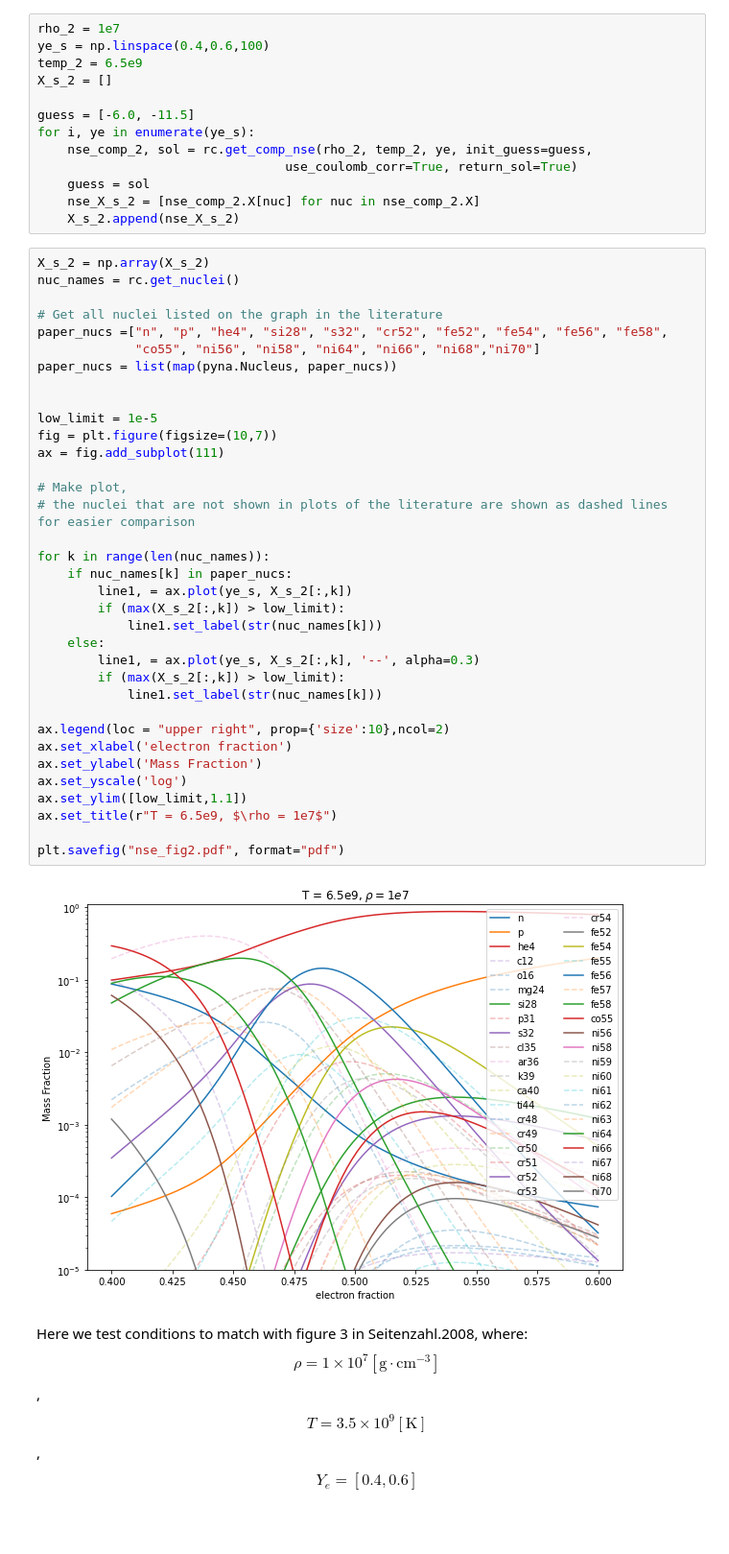
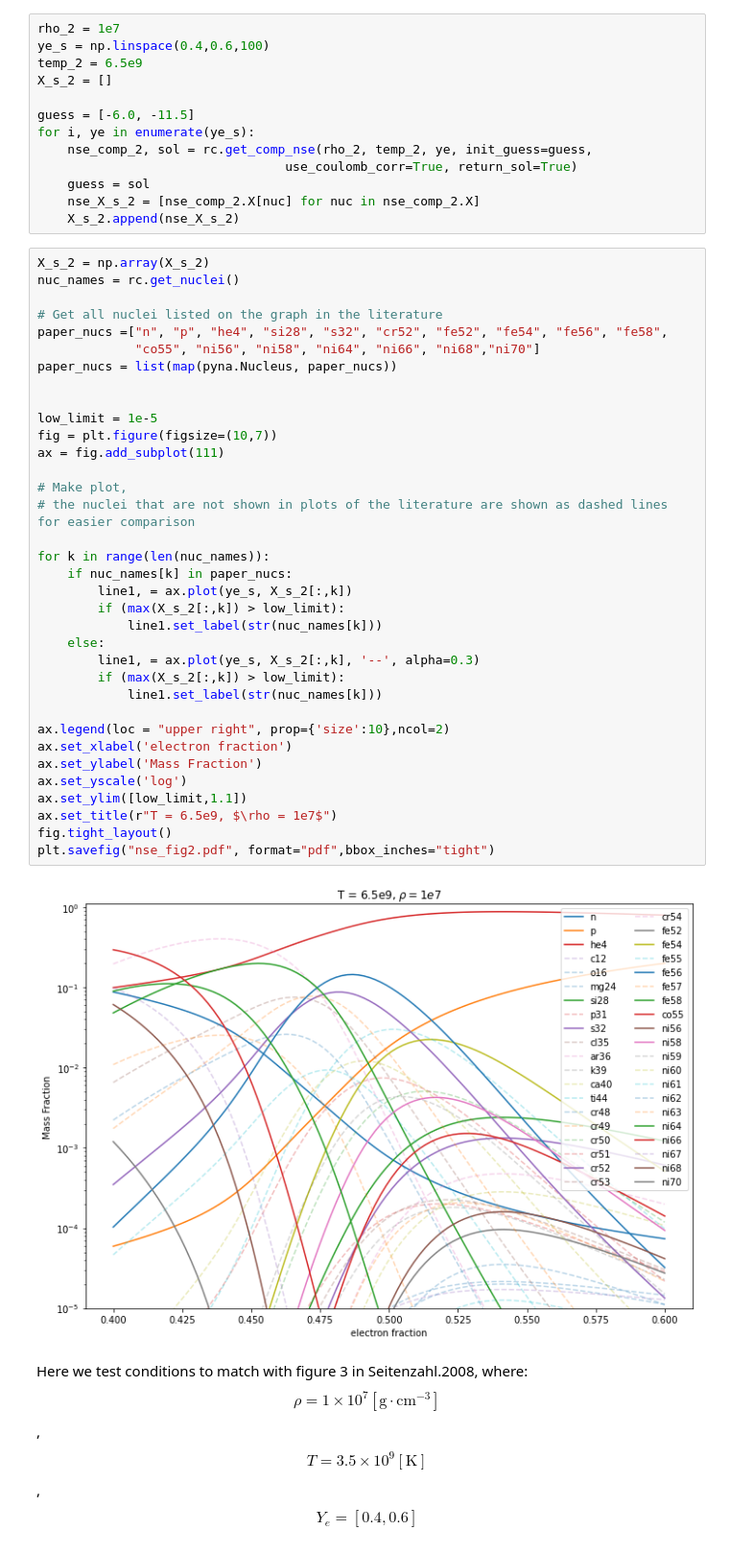
Before and after one commit to pynucastro/paper_notebooks, a Jupyter notebook: nse.ipynb, the cells around one changed output. Shown at 96% size. Drawn from its saved outputs; the diff is of its cells as text; blank space fills up the shorter version.

```diff
--- a/nse.ipynb
+++ b/nse.ipynb
@@ -77,36 +78,36 @@ nuc_names = rc.get_nuclei()
 # Get all nuclei listed on the graph in the literature
 paper_nucs =["n", "p", "he4", "si28", "s32", "cr52", "fe52", "fe54", "fe56", "fe58",
              "co55", "ni56", "ni58", "ni64", "ni66", "ni68","ni70"]
 paper_nucs = list(map(pyna.Nucleus, paper_nucs))
 
 
 low_limit = 1e-5
 fig = plt.figure(figsize=(10,7))
 ax = fig.add_subplot(111)
 
 # Make plot,
 # the nuclei that are not shown in plots of the literature are shown as dashed lines for easier comparison
 
 for k in range(len(nuc_names)):
     if nuc_names[k] in paper_nucs:
         line1, = ax.plot(ye_s, X_s_2[:,k])
         if (max(X_s_2[:,k]) > low_limit):
             line1.set_label(str(nuc_names[k]))
     else:
         line1, = ax.plot(ye_s, X_s_2[:,k], '--', alpha=0.3)
         if (max(X_s_2[:,k]) > low_limit):
             line1.set_label(str(nuc_names[k]))
 
 ax.legend(loc = "upper right", prop={'size':10},ncol=2)
 ax.set_xlabel('electron fraction')
 ax.set_ylabel('Mass Fraction')
 ax.set_yscale('log')
 ax.set_ylim([low_limit,1.1])
 ax.set_title(r"T = 6.5e9, $\rho = 1e7$")
-
-plt.savefig("nse_fig2.pdf", format="pdf")
+fig.tight_layout()
+plt.savefig("nse_fig2.pdf", format="pdf",bbox_inches="tight")
 # %% [output]
-[figure, old version]
+[figure, new version]
 # %% [markdown]
  Here we test conditions to match with figure 3 in Seitenzahl.2008, where: $$\rho = 1 \times 10^7 [\textrm{g} \cdot \textrm{cm}^{-3} ]$$, $$T = 3.5 \times 10^9 [\textrm{K}]$$ , $$Y_e = [0.4, 0.6]$$
 # %%
```
Also changed, not shown: parts of 3 cells of this notebook.
